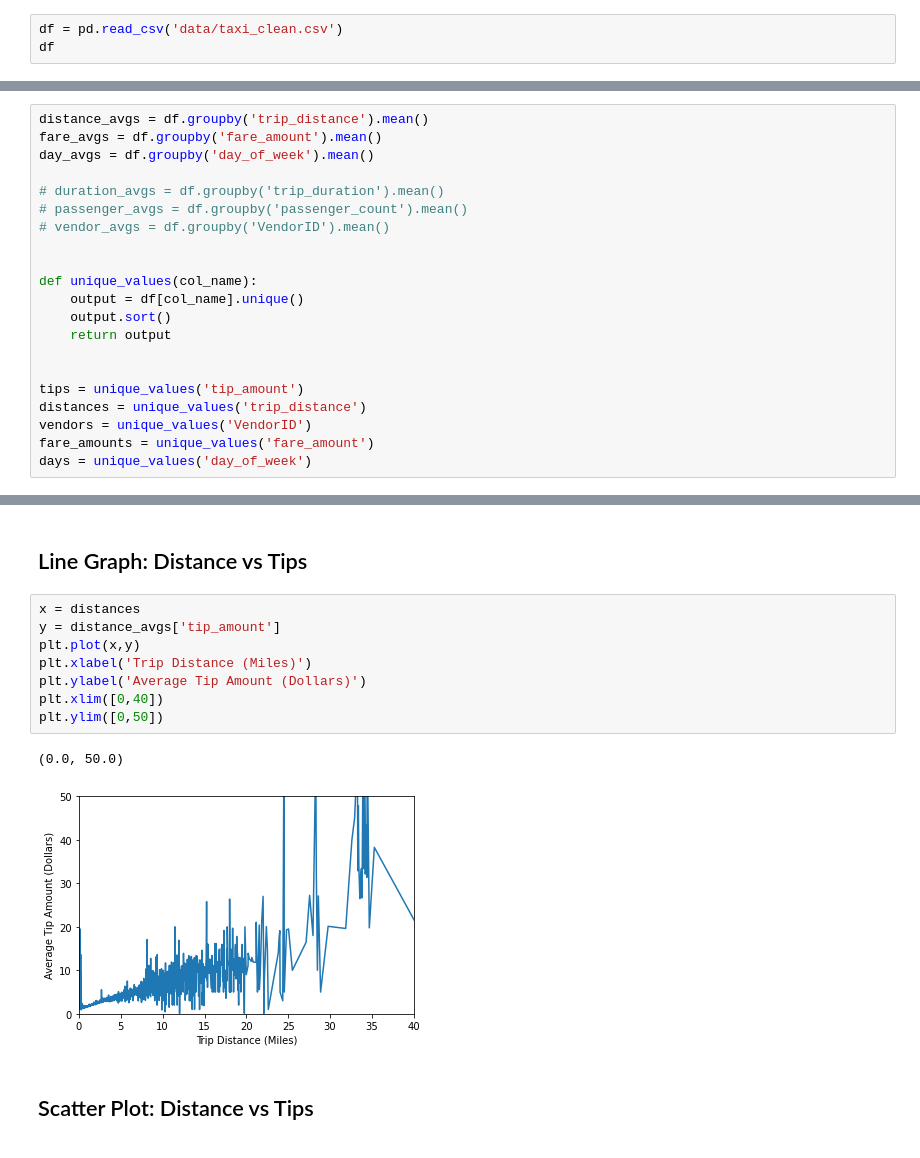
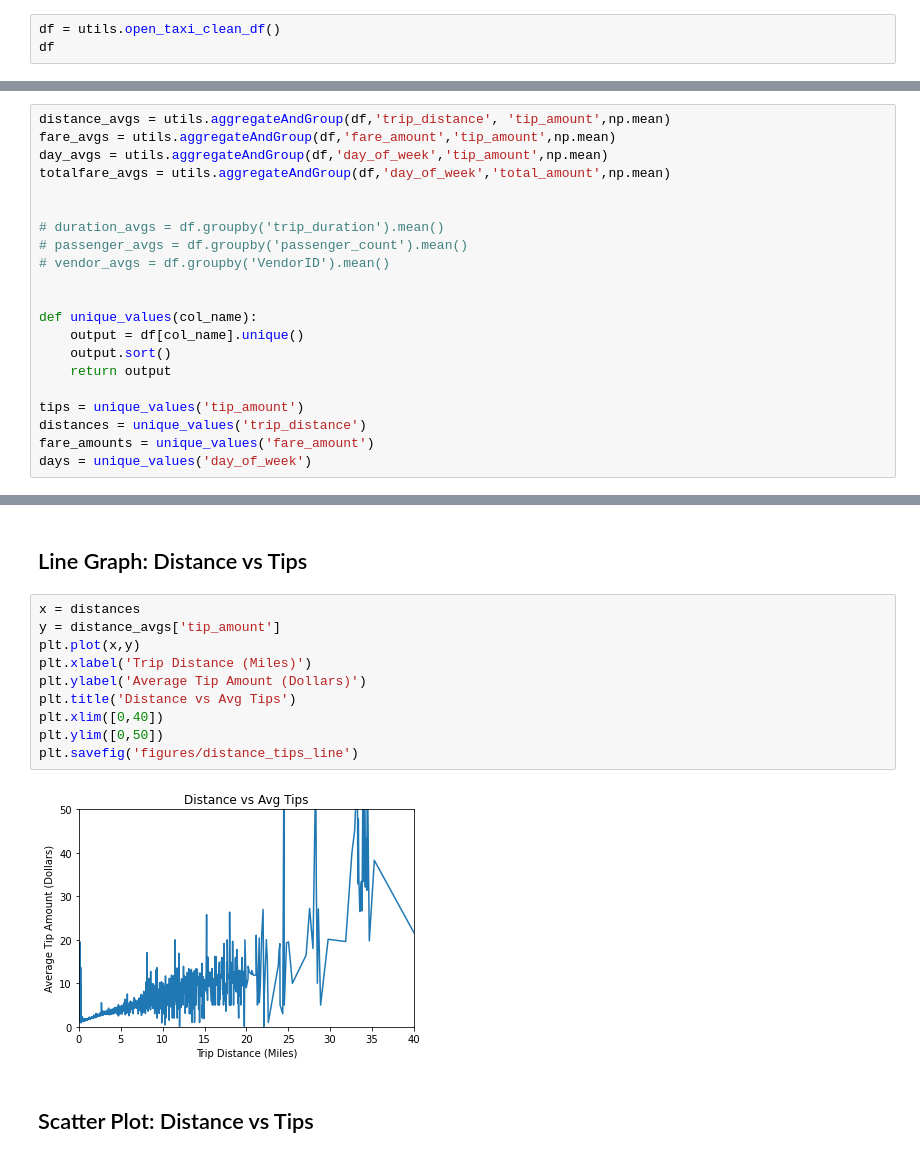
Before and after one commit to UCB-stat-159-s22/hw07-group16, a Jupyter notebook: tip_analysis.ipynb, the cells around one changed output, grey strips where cells are left out. Cells and saved outputs as stored; diff of their text form.

Commit message:
added tip analysis to main notebook, saved visualizations to figures

```diff
--- a/tip_analysis.ipynb
+++ b/tip_analysis.ipynb
@@ -8,5 +9,5 @@ import seaborn as sns
 # %%
-df = pd.read_csv('data/taxi_clean.csv')
+df = utils.open_taxi_clean_df()
 df
 # %% [output]
 |  | VendorID | lpep_pickup_datetime | lpep_dropoff_datetime | store_and_fwd_flag | RatecodeID | PULocationID | ... |
@@ -54,9 +55,11 @@ Index(['VendorID', 'lpep_pickup_datetime', 'lpep_dropoff_datetime',
 # %% [markdown]
 ## Groupby Averages, Unique Values
 # %%
-distance_avgs = df.groupby('trip_distance').mean()
-fare_avgs = df.groupby('fare_amount').mean()
-day_avgs = df.groupby('day_of_week').mean()
+distance_avgs = utils.aggregateAndGroup(df,'trip_distance', 'tip_amount',np.mean)
+fare_avgs = utils.aggregateAndGroup(df,'fare_amount','tip_amount',np.mean)
+day_avgs = utils.aggregateAndGroup(df,'day_of_week','tip_amount',np.mean)
+totalfare_avgs = utils.aggregateAndGroup(df,'day_of_week','total_amount',np.mean)
+
 
 # duration_avgs = df.groupby('trip_duration').mean()
 # passenger_avgs = df.groupby('passenger_count').mean()
@@ -68,9 +71,7 @@ def unique_values(col_name):
     output.sort()
     return output
 
-
 tips = unique_values('tip_amount')
 distances = unique_values('trip_distance')
-vendors = unique_values('VendorID')
 fare_amounts = unique_values('fare_amount')
 days = unique_values('day_of_week')
@@ -90,14 +80,15 @@ days = unique_values('day_of_week')
 # %%
 x = distances
 y = distance_avgs['tip_amount']
 plt.plot(x,y)
 plt.xlabel('Trip Distance (Miles)')
 plt.ylabel('Average Tip Amount (Dollars)')
+plt.title('Distance vs Avg Tips')
 plt.xlim([0,40])
 plt.ylim([0,50])
+plt.savefig('figures/distance_tips_line')
 # %% [output]
-(0.0, 50.0)
-[figure, old version]
+[figure, new version]
 # %% [markdown]
 ## Scatter Plot: Distance vs Tips
 # %%
```
Also changed, not shown: parts of 14 cells of this notebook, 7 other files.
